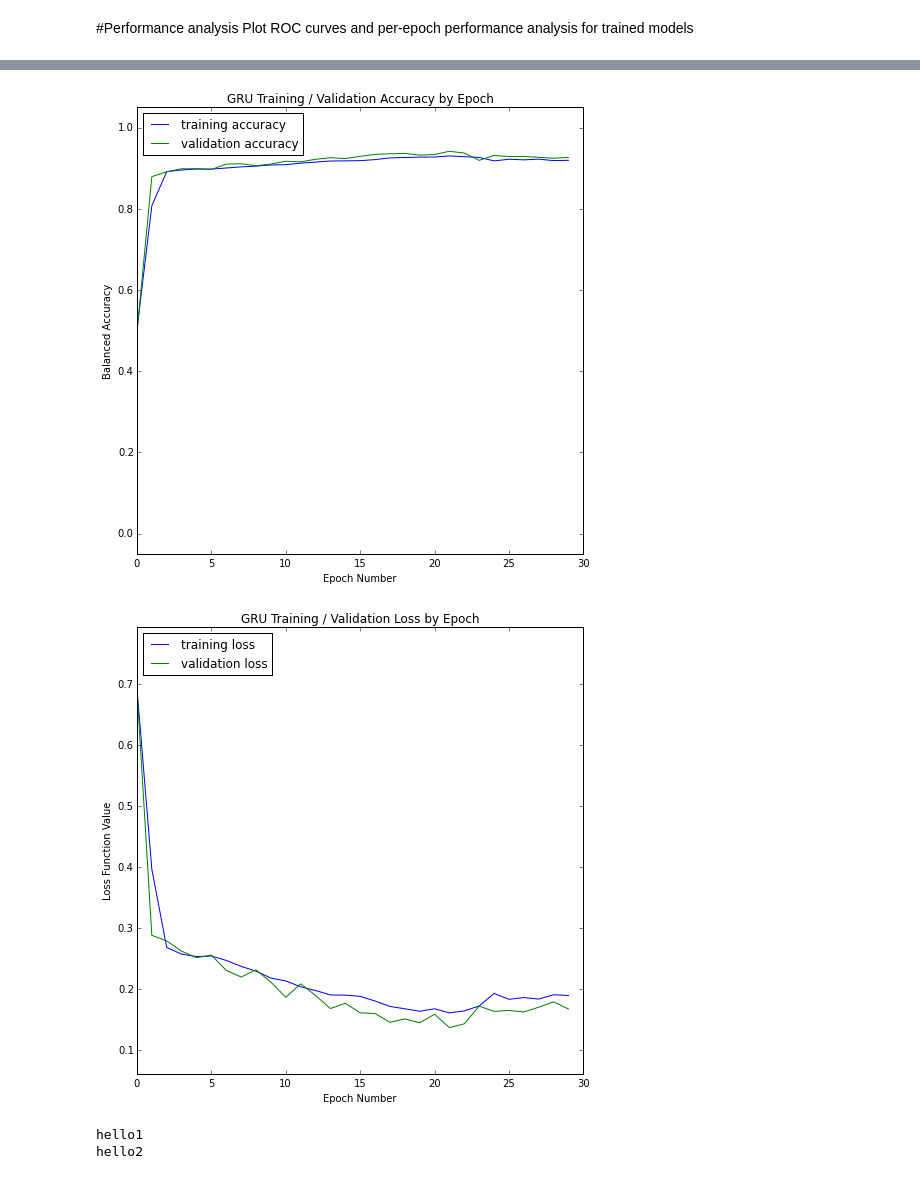
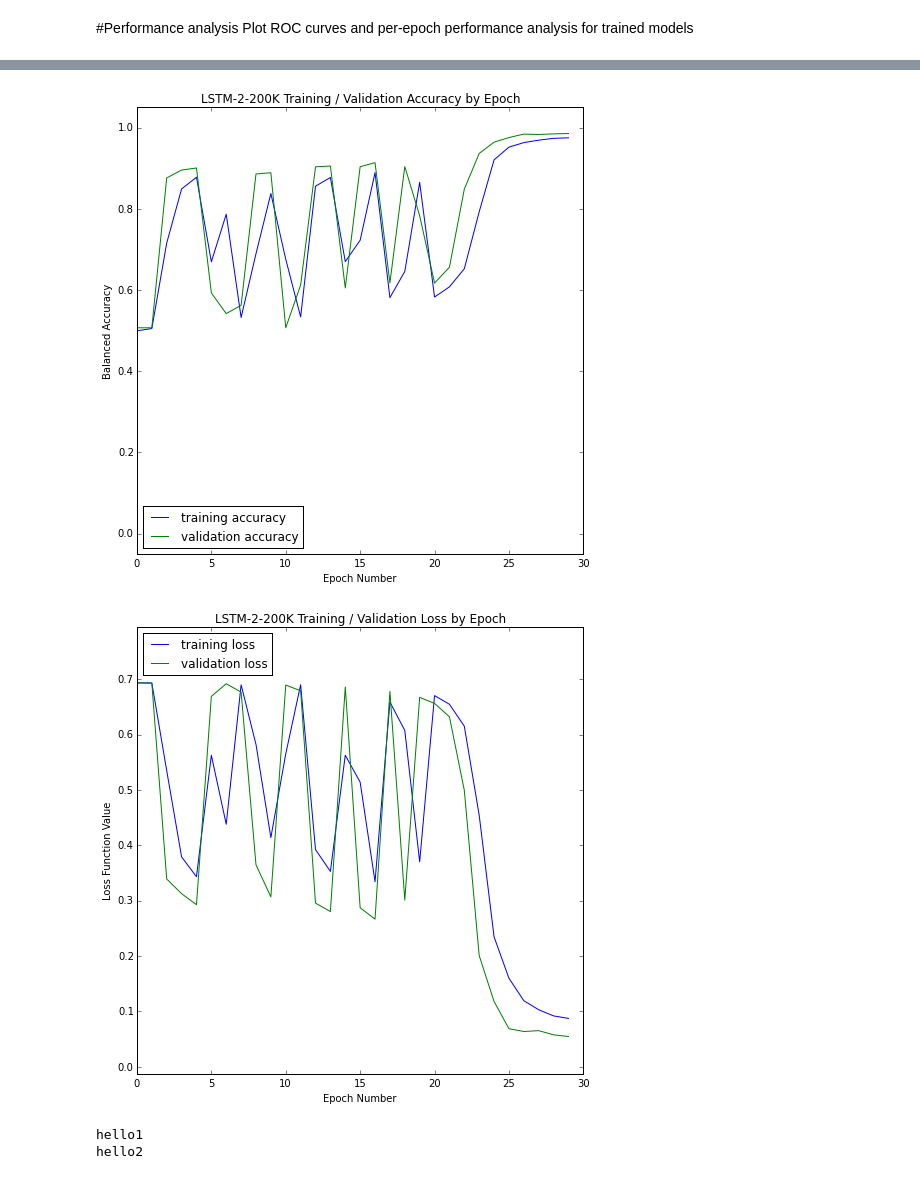
Before and after one commit to chrisprobert/deep-psp, a Jupyter notebook: keras/Analysis.ipynb, the cells around one changed output, grey strips where cells are left out. Cells and saved outputs as stored; diff of their text form; code cells hidden in the pictures.

Commit message:
add more figures

```diff
--- a/keras/Analysis.ipynb
+++ b/keras/Analysis.ipynb
@@ -21,17 +21,11 @@ input_dim = len(dataset.AAs) + 1
 # Model Specific Settings - need to change these based on the model
 #
 NUMEXS = 200000
-DATA_NAME = 'LSTM200K'
-MODEL_NAME = 'LSTM-1-200K'
-model = models.getModel('LSTM', input_dim)
+DATA_NAME = 'RNN512_200K'
+MODEL_NAME = 'RNN-2-200K'
+model = models.getModel('RNN512', input_dim)
 background = 'global'
 
 
 # path to save figures
 fig_base_path = '/home/gene245/cprobert/deep-psp/keras/figures/' + DATA_NAME
-
-# load training/test data if it isn't already loaded
-if y_train.shape[0] + y_test.shape[0] != NUMEXS :
-    X_train, X_test, y_train, y_test = dataset.getSplitDataset(
-        'transmembrane-region', num_exs=NUMEXS, bkgrd=background,
-        max_len=100, min_len=10, test_size=0.1)
@@ -84,20 +78,20 @@ fit_results = pickle.load(open(output_path + fit_pickle))
 # %%
 tr_acc = fit_results['acc']
 val_acc = fit_results['val_acc']
 epoch_nums = fit_results['epoch']
 
 plt.figure(figsize=(8, 8), dpi=500)
 plt.plot(epoch_nums, tr_acc, label='training accuracy')
 plt.plot(epoch_nums, val_acc, label='validation accuracy')
 plt.ylim([-0.05, 1.05])
 plt.xlabel('Epoch Number')
 plt.ylabel('Balanced Accuracy')
 plt.title(MODEL_NAME + ' Training / Validation Accuracy by Epoch')
-plt.legend(loc="upper left")
+plt.legend(loc="lower left")
 plt.savefig(fig_base_path + '_train_val_acc.png')
 plt.show()
 # %% [output]
-[figure, old version]
+[figure, new version]
 # %%
 tr_loss = fit_results['loss']
 val_loss = fit_results['val_loss']
@@ -116,7 +110,7 @@ plt.legend(loc="upper left")
 plt.savefig(fig_base_path + '_train_val_loss.png')
 plt.show()
 # %% [output]
-[figure, old version]
+[figure, new version]
 # %%
 # %% [output]
 hello1
```
Also changed, not shown: parts of 4 cells of this notebook, 19 other files.
